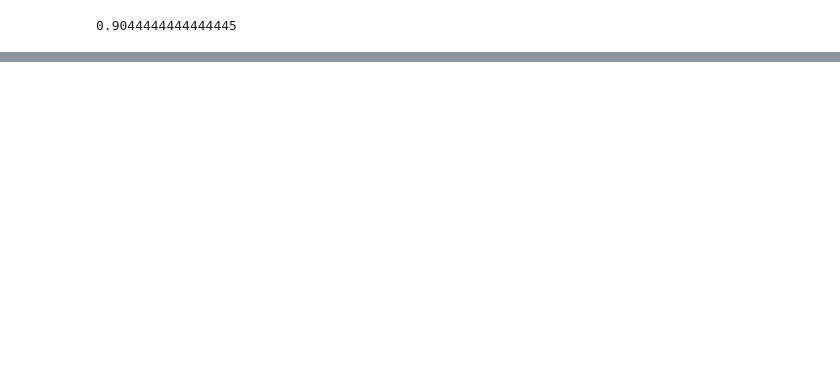
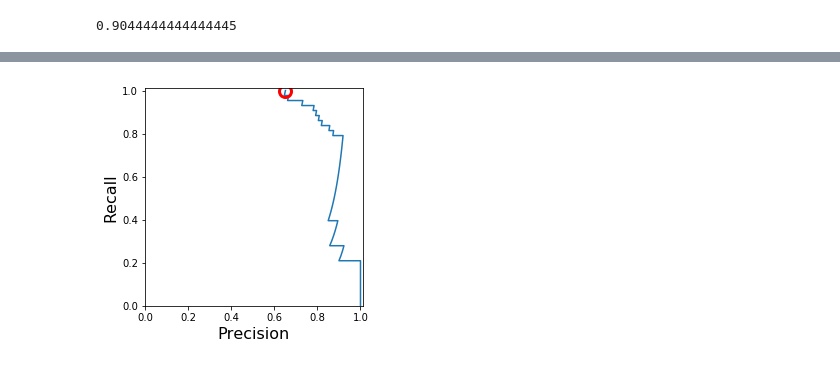
Before and after one commit to tvganesh/RPython-Part4, a Jupyter notebook: RandPython-Part4.ipynb, the cells around one changed output, grey strips where cells are left out. Drawn from its saved outputs; the diff is of its cells as text; code cells hidden in the pictures; blank space fills up the shorter version.

```diff
--- a/RandPython-Part4.ipynb
+++ b/RandPython-Part4.ipynb
@@ -421,0 +445,42 @@ plt.show()
+# %%
+import numpy as np
+import pandas as pd
+import matplotlib.pyplot as plt
+from sklearn.model_selection import train_test_split
+from sklearn.datasets import load_digits
+from sklearn.svm import LinearSVC
+from sklearn.calibration import CalibratedClassifierCV
+
+dataset = load_digits()
+X, y = dataset.data, dataset.target
+# Make a copy of the target
+z= y.copy()
+# Replace all non 1's as 0
+z[z != 1] = 0
+
+
+X_train, X_test, y_train, y_test = train_test_split(X, z, random_state=0)
+#clf = SVC(probability=True).fit(X_train, y_train)
+#y_proba_lr = clf.predict_proba(X_test)
+svm = LinearSVC()
+clf = CalibratedClassifierCV(svm)
+clf.fit(X_train, y_train)
+y_proba_lr = clf.predict_proba(X_test)
+from sklearn.metrics import precision_recall_curve
+
+precision, recall, thresholds = precision_recall_curve(y_test, y_proba_lr[:,1])
+closest_zero = np.argmin(np.abs(thresholds))
+closest_zero_p = precision[closest_zero]
+closest_zero_r = recall[closest_zero]
+#plt.figure(figsize=(15,15),dpi=80)
+plt.figure()
+plt.xlim([0.0, 1.01])
+plt.ylim([0.0, 1.01])
+plt.plot(precision, recall, label='Precision-Recall Curve')
+plt.plot(closest_zero_p, closest_zero_r, 'o', markersize = 12, fillstyle = 'none', c='r', mew=3)
+plt.xlabel('Precision', fontsize=16)
+plt.ylabel('Recall', fontsize=16)
+plt.axes().set_aspect('equal')
+plt.show()
+# %% [output]
+[figure, added]
```
Also changed, not shown: parts of 5 cells of this notebook, 2 other files.
